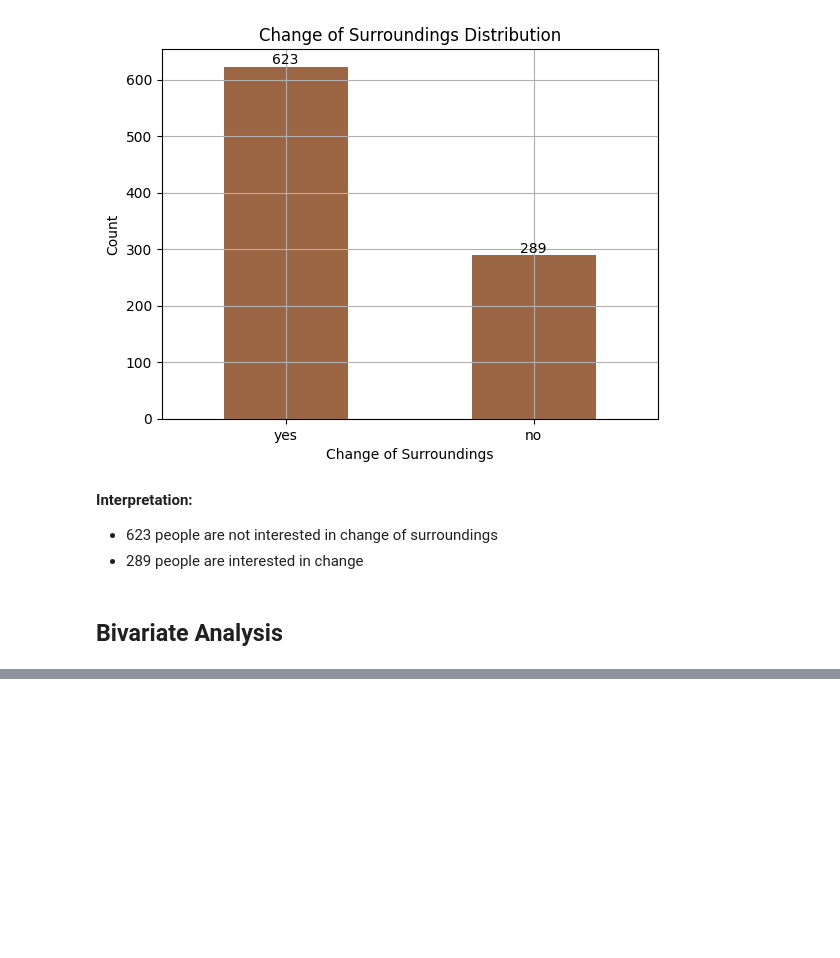
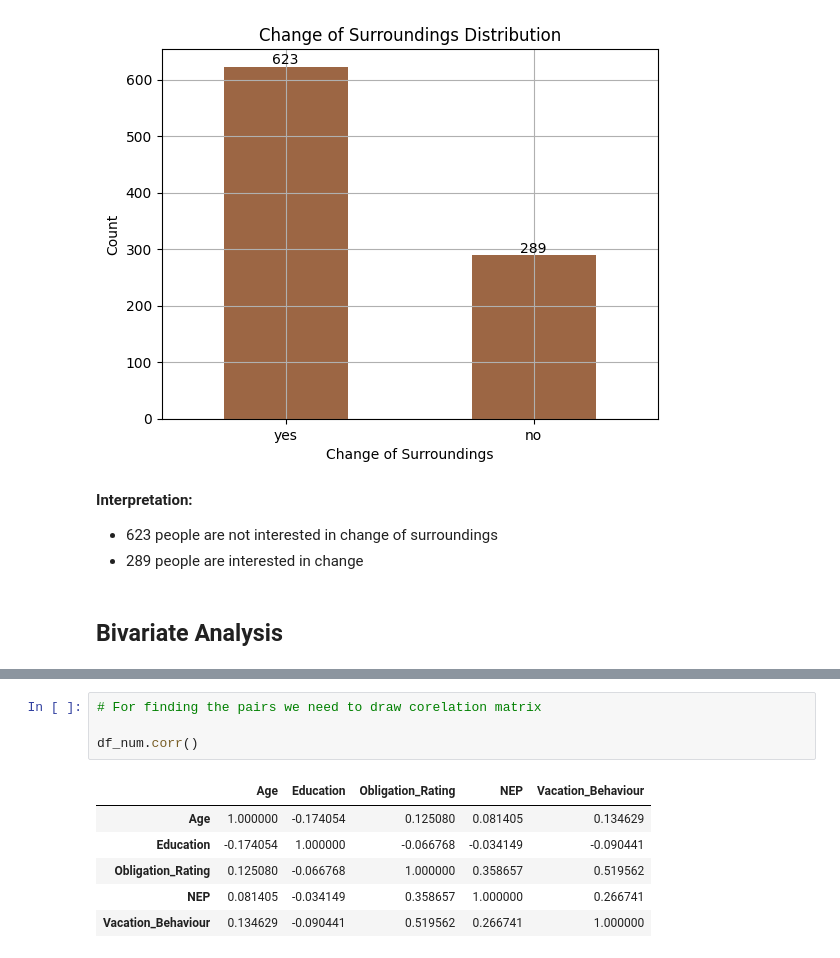
Before and after one commit to Uraniumking007/College-Stuff, a Jupyter notebook: BE/codeunnati/python_scripts_ckpcet/project_on_data_analytics/data_analytics_on_vacation_data/Data_Analytics_On_Vacation_Data.ipynb, the cells around one changed output, grey strips where cells are left out. Saved outputs shown, nothing was run; the diff lists cells and outputs as text; blank space fills up the shorter version.

```diff
--- a/BE/codeunnati/python_scripts_ckpcet/project_on_data_analytics/data_analytics_on_vacation_data/Data_Analytics_On_Vacation_Data.ipynb
+++ b/BE/codeunnati/python_scripts_ckpcet/project_on_data_analytics/data_analytics_on_vacation_data/Data_Analytics_On_Vacation_Data.ipynb
@@ -1546,0 +1557,11 @@ plot_bar_chart(df_cat.Change_of_Surroundings.value_counts(), 'Change of Surround
+# %%
+# For finding the pairs we need to draw corelation matrix
+
+df_num.corr()
+# %% [output]
+|  | Age | Education | Obligation_Rating | NEP | Vacation_Behaviour |
+| Age | 1.000000 | -0.174054 | 0.125080 | 0.081405 | 0.134629 |
+| Education | -0.174054 | 1.000000 | -0.066768 | -0.034149 | -0.090441 |
+| Obligation_Rating | 0.125080 | -0.066768 | 1.000000 | 0.358657 | 0.519562 |
+| NEP | 0.081405 | -0.034149 | 0.358657 | 1.000000 | 0.266741 |
+| Vacation_Behaviour | 0.134629 | -0.090441 | 0.519562 | 0.266741 | 1.000000 |
```
Also changed, not shown: parts of 1 cell of this notebook.
